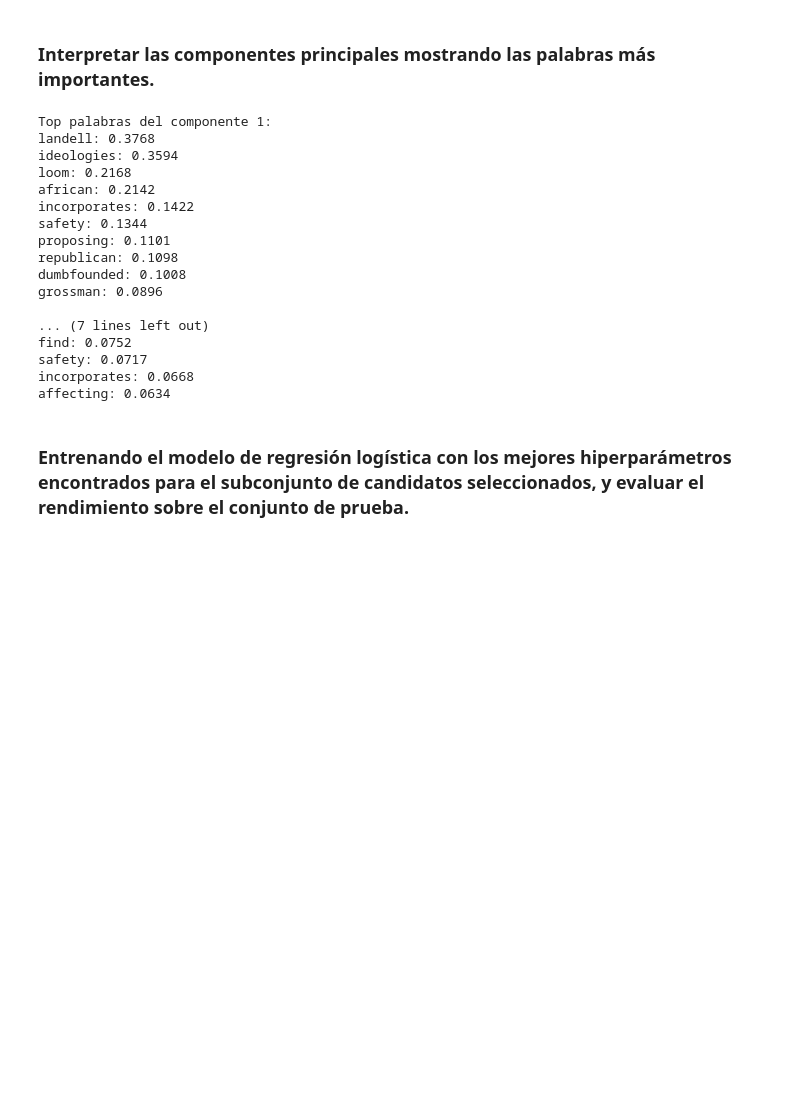
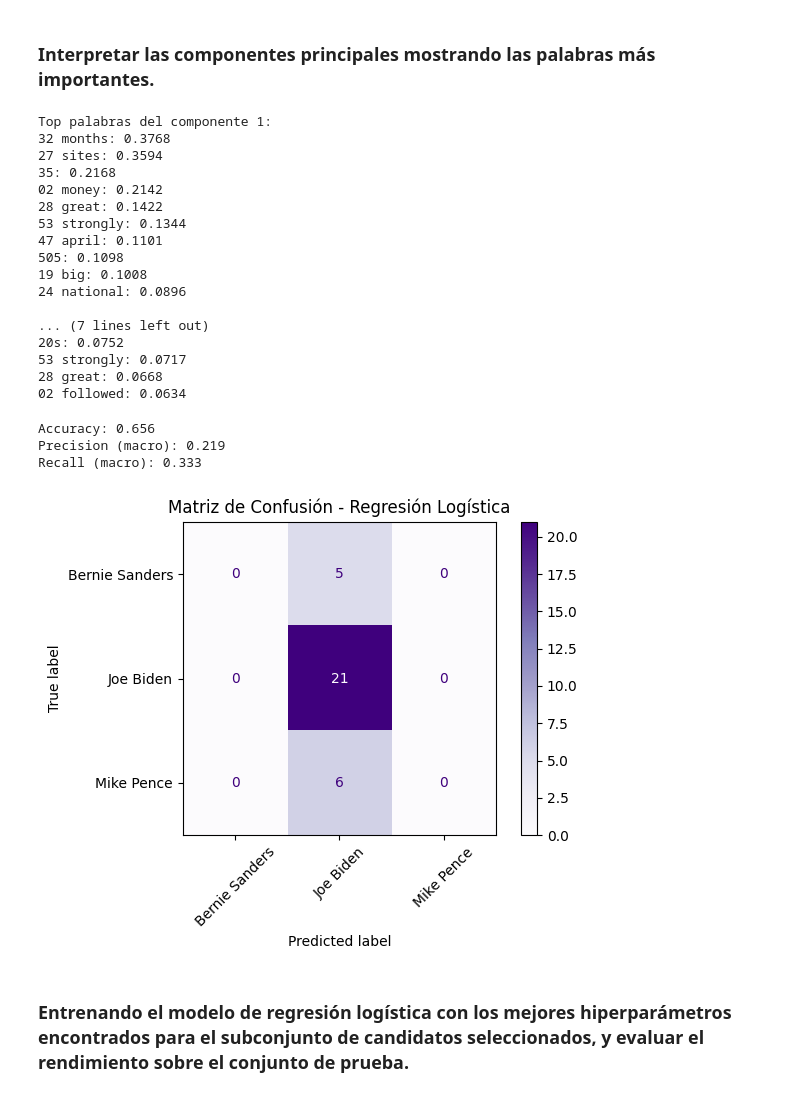
Before and after one commit to Jonathanrr98/ICD-Tarea2, a Jupyter notebook: us2020_propuesta_estudiantes.ipynb, the cells around one changed output. Drawn from its saved outputs; the diff is of its cells as text; code cells hidden in the pictures; blank space fills up the shorter version.

Commit message:
En desbalance agregue Naive Bayes con los mejores parametros

```diff
--- a/us2020_propuesta_estudiantes.ipynb
+++ b/us2020_propuesta_estudiantes.ipynb
@@ -1160,7 +1145,7 @@ feature_names_alt = vectorizer_alt.get_feature_names_out()
 # Número de palabras más importantes a mostrar por componente
 top_n = 10
 
-for i, comp in enumerate(pca.components_[:2]):  # solo los dos primeros componentes
+for i, comp in enumerate(pca_alt.components_[:2]):  # solo los dos primeros componentes
     indices = comp.argsort()[::-1][:top_n]
     top_words = [(feature_names[idx], comp[idx]) for idx in indices]
     print(f"\nTop palabras del componente {i+1}:")
@@ -1168,22 +1153,53 @@ for i, comp in enumerate(pca.components_[:2]):  # solo los dos primeros componen
         print(f"{word}: {weight:.4f}")
 # %% [output]
 Top palabras del componente 1:
-landell: 0.3768
-ideologies: 0.3594
-loom: 0.2168
-african: 0.2142
-incorporates: 0.1422
-safety: 0.1344
-proposing: 0.1101
-republican: 0.1098
-dumbfounded: 0.1008
-grossman: 0.0896
+32 months: 0.3768
+27 sites: 0.3594
+35: 0.2168
+02 money: 0.2142
+28 great: 0.1422
+53 strongly: 0.1344
+47 april: 0.1101
+505: 0.1098
+19 big: 0.1008
+24 national: 0.0896
 
 ... (7 lines left out)
-find: 0.0752
-safety: 0.0717
-incorporates: 0.0668
-affecting: 0.0634
+20s: 0.0752
+53 strongly: 0.0717
+28 great: 0.0668
+02 followed: 0.0634
+# %%
+
+
+# Entrenar modelo Naive Bayes con mejores hiperparámetros
+nb_model_alt = MultinomialNB(alpha=0.1, fit_prior=False)
+nb_model_alt.fit(X_dev_tfidf_alt, y_dev_alt)
+
+# Predecir sobre el conjunto de prueba
+y_pred_nb_alt = nb_model_alt.predict(X_test_tfidf_alt)
+
+# Evaluar métricas
+accuracy_alt = accuracy_score(y_test_alt, y_pred_nb_alt)
+precision_alt = precision_score(y_test_alt, y_pred_nb_alt, average='macro')
+recall_alt = recall_score(y_test_alt, y_pred_nb_alt, average='macro')
+
+print(f"Accuracy: {accuracy_alt:.3f}")
+print(f"Precision (macro): {precision_alt:.3f}")
+print(f"Recall (macro): {recall_alt:.3f}")
+
+# Matriz de confusión
+cm = confusion_matrix(y_test_alt, y_pred_nb_alt, labels=nb_model_alt.classes_)
+disp = ConfusionMatrixDisplay(confusion_matrix=cm, display_labels=nb_model_alt.classes_)
+disp.plot(cmap='Purples', xticks_rotation=45)
+plt.title('Matriz de Confusión - Regresión Logística')
+plt.tight_layout()
+plt.show()
+# %% [output]
+Accuracy: 0.656
+Precision (macro): 0.219
+Recall (macro): 0.333
+[figure, added]
 # %% [markdown]
 ###  Entrenando el modelo de regresión logística con los mejores hiperparámetros encontrados para el subconjunto de candidatos seleccionados, y evaluar el rendimiento sobre el conjunto de prueba.
 # %%
```
Also changed, not shown: parts of 5 cells of this notebook.
